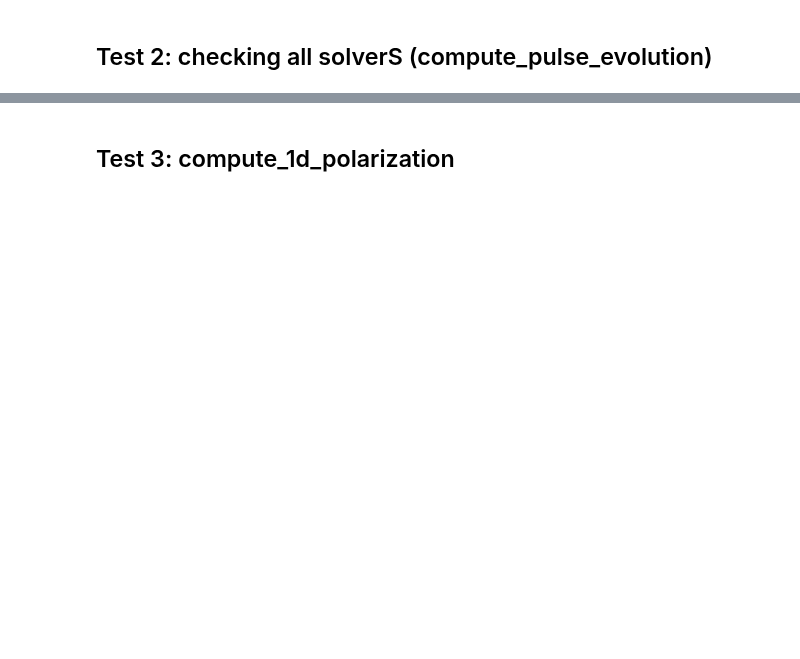
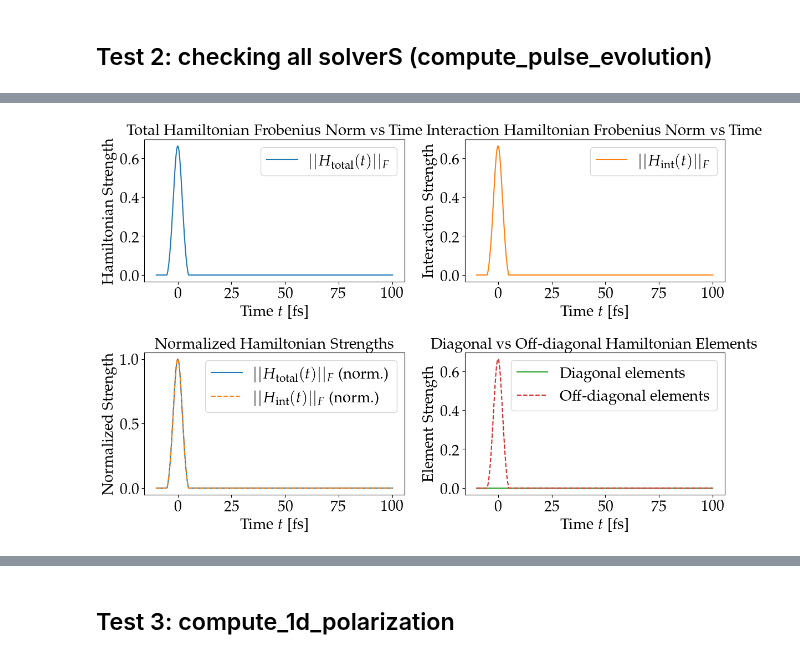
Before and after one commit to LBPhysics/2025_master_thesis_leopold_bodamer, a Jupyter notebook: code/python/notebooks/test_spectroscopy.ipynb, the cells around one changed output, grey strips where cells are left out. Drawn from its saved outputs; the diff is of its cells as text; code cells hidden in the pictures; blank space fills up the shorter version.

```diff
--- a/code/python/notebooks/test_spectroscopy.ipynb
+++ b/code/python/notebooks/test_spectroscopy.ipynb
@@ -303,0 +320,90 @@ TypeError: Invalid type for Hamiltonian.
+# %%
+from qutip import QobjEvo
+from qspectro2d.core.functions_with_rwa import H_int
+H_free = system_current.H0_diagonalized  # already includes the RWA, if present!
+print(H_free, flush=True)
+
+# Fix the QobjEvo definition
+H_int_evo = QobjEvo(
+    lambda t, args=None: H_free + H_int(t, test_sequence, system_current)
+)  # also add H_int, with potential RWA
+
+# =============================
+# VISUALIZE QOBJEVO STRENGTH OVER TIME
+# =============================
+
+### Create time array for visualization
+t_vis = np.linspace(-2 * system_current.fwhms[0], system_current.t_max, 500)
+
+### Calculate Hamiltonian matrix elements over time
+H_strengths = []
+H_interaction_strengths = []
+for t in t_vis:
+    # Total Hamiltonian at time t
+    H_total = H_int_evo(t)
+
+    # Interaction part only
+    H_interaction = H_int(t, test_sequence, system_current)
+
+    # Calculate various strength measures
+    H_strengths.append(np.linalg.norm(H_total.full()))  # Frobenius norm
+    H_interaction_strengths.append(np.linalg.norm(H_interaction.full()))
+
+H_strengths = np.array(H_strengths)
+H_interaction_strengths = np.array(H_interaction_strengths)
+
+### Create visualization plots
+plt.figure(figsize=(12, 8))
+
+### Plot 1: Total Hamiltonian strength
+plt.subplot(2, 2, 1)
+plt.plot(t_vis, H_strengths, label=r'$||H_{\mathrm{total}}(t)||_F$', color='C0', linestyle='solid')
+plt.xlabel(r'Time $t$ [fs]')
+plt.ylabel(r'Hamiltonian Strength')
+plt.title(r'Total Hamiltonian Frobenius Norm vs Time')
+plt.legend()
+
+### Plot 2: Interaction Hamiltonian strength
+plt.subplot(2, 2, 2)
+plt.plot(t_vis, H_interaction_strengths, label=r'$||H_{\mathrm{int}}(t)||_F$', color='C1', linestyle='solid')
+plt.xlabel(r'Time $t$ [fs]')
+plt.ylabel(r'Interaction Strength')
+plt.title(r'Interaction Hamiltonian Frobenius Norm vs Time')
+plt.legend()
+
+### Plot 3: Both on same plot (normalized)
+plt.subplot(2, 2, 3)
+H_max = np.max(H_strengths)
+H_int_max = np.max(H_interaction_strengths)
+plt.plot(t_vis, H_strengths / H_max, label=r'$||H_{\mathrm{total}}(t)||_F$ (norm.)', color='C0', linestyle='solid')
+plt.plot(t_vis, H_interaction_strengths / H_int_max, label=r'$||H_{\mathrm{int}}(t)||_F$ (norm.)', color='C1', linestyle='dashed')
+plt.xlabel(r'Time $t$ [fs]')
+plt.ylabel(r'Normalized Strength')
+plt.title(r'Normalized Hamiltonian Strengths')
+plt.legend()
+
+### Plot 4: Diagonal vs off-diagonal elements strength
+diagonal_strengths = []
+off_diagonal_strengths = []
+for t in t_vis:
+    H_total = H_int_evo(t).full()
+    diagonal_strengths.append(np.linalg.norm(np.diag(H_total)))
+    off_diagonal_strengths.append(np.linalg.norm(H_total - np.diag(np.diag(H_total))))
+
+plt.subplot(2, 2, 4)
+plt.plot(t_vis, diagonal_strengths, label=r'Diagonal elements', color='C2', linestyle='solid')
+plt.plot(t_vis, off_diagonal_strengths, label=r'Off-diagonal elements', color='C3', linestyle='dashed')
+plt.xlabel(r'Time $t$ [fs]')
+plt.ylabel(r'Element Strength')
+plt.title(r'Diagonal vs Off-diagonal Hamiltonian Elements')
+plt.legend()
+
+plt.tight_layout()
+plt.show()
+
+### Print some statistics
+print(f"Maximum total Hamiltonian strength: {np.max(H_strengths):.3f}")
+print(f"Maximum interaction strength: {np.max(H_interaction_strengths):.3f}")
+print(f"Ratio of interaction to total (max): {np.max(H_interaction_strengths)/np.max(H_strengths):.3f}")
+print(f"Time of maximum interaction: {t_vis[np.argmax(H_interaction_strengths)]:.3f} fs")
+# %% [output]
@@ -303,0 +414 @@ TypeError: Invalid type for Hamiltonian.
+[figure, added]
```
Also changed, not shown: parts of 8 cells of this notebook, 4 other files.
